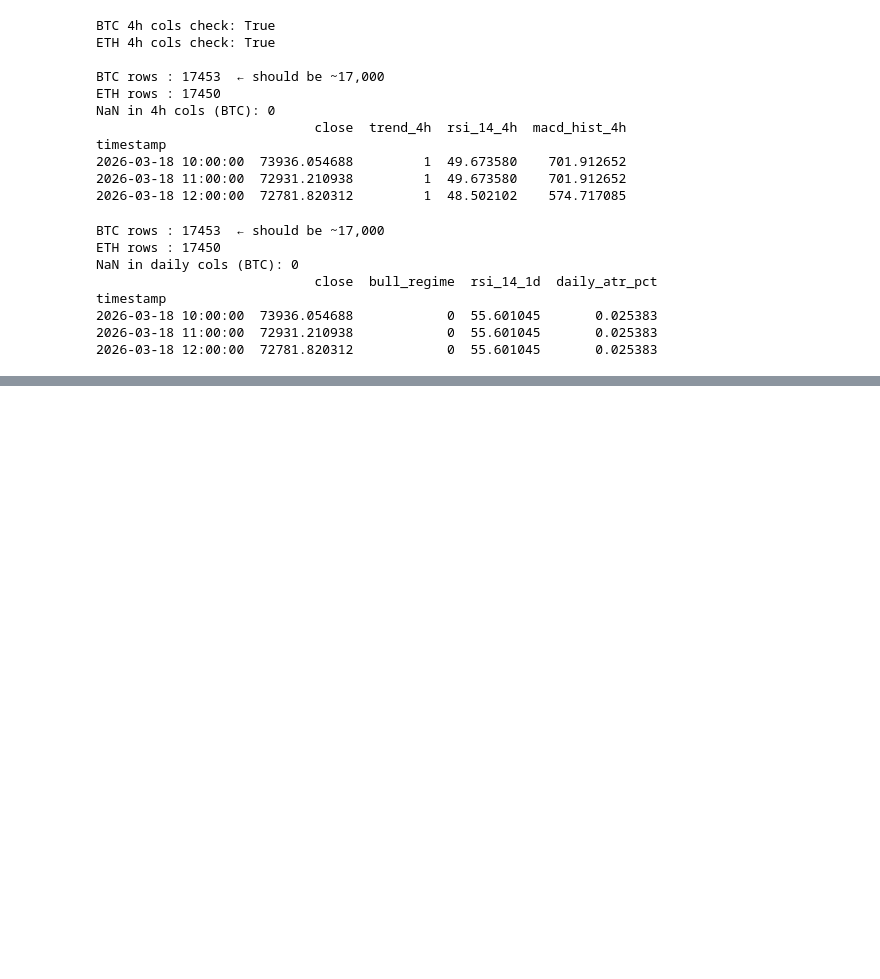
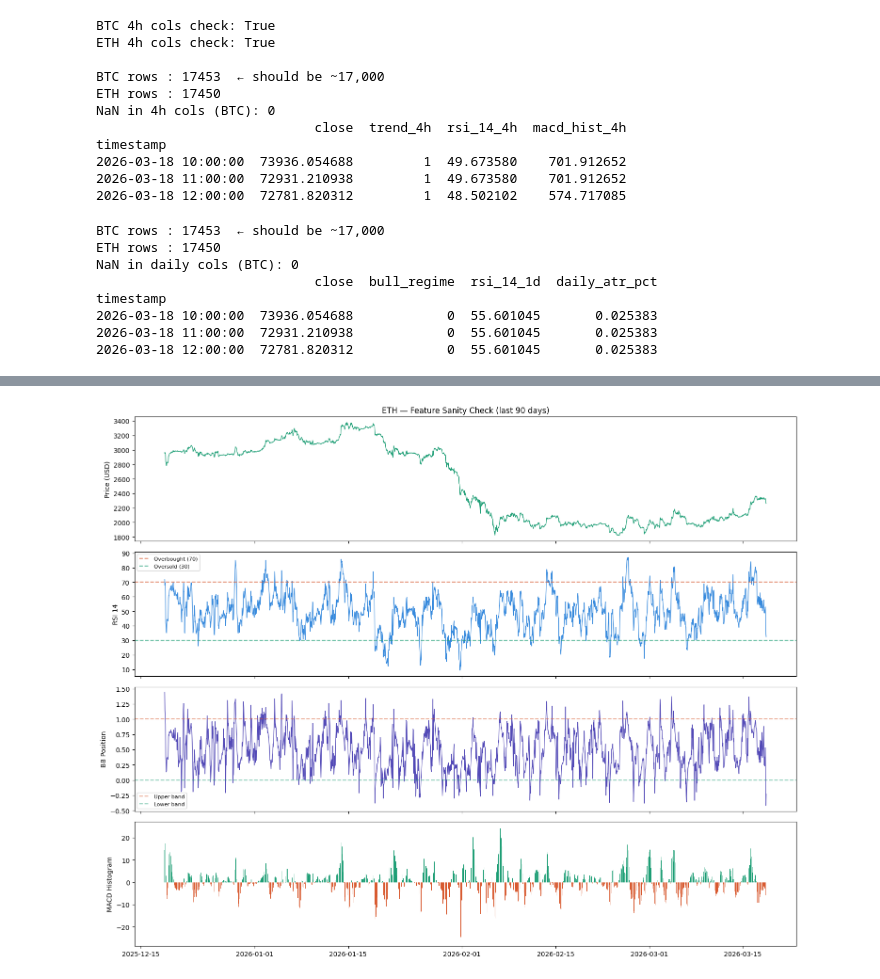
Before and after one commit to amoghrman/Algo-trading, a Jupyter notebook: 02_feature_engineering.ipynb, the cells around one changed output, grey strips where cells are left out. Drawn from its saved outputs; the diff is of its cells as text; code cells hidden in the pictures; blank space fills up the shorter version.

```diff
--- a/02_feature_engineering.ipynb
+++ b/02_feature_engineering.ipynb
@@ -620 +612,32 @@ print(f"Chart saved to: {chart_path}")
 Chart saved to: ./data/processed\feature_check.png
+# %%
+# ETH sanity check chart
+fig, axes = plt.subplots(4, 1, figsize=(15, 12), sharex=True)
+df_plot_eth = eth_final.last("90D")
+
+axes[0].plot(df_plot_eth.index, df_plot_eth["close"], color="#1D9E75", linewidth=1)
+axes[0].set_ylabel("Price (USD)")
+axes[0].set_title("ETH — Feature Sanity Check (last 90 days)")
+
+axes[1].plot(df_plot_eth.index, df_plot_eth["rsi_14"], color="#378ADD", linewidth=1)
+axes[1].axhline(70, color="#D85A30", linestyle="--", alpha=0.7, label="Overbought (70)")
+axes[1].axhline(30, color="#1D9E75", linestyle="--", alpha=0.7, label="Oversold (30)")
+axes[1].set_ylabel("RSI 14")
+axes[1].legend(fontsize=8)
+
+axes[2].plot(df_plot_eth.index, df_plot_eth["bb_position"], color="#534AB7", linewidth=1)
+axes[2].axhline(1.0, color="#D85A30", linestyle="--", alpha=0.5, label="Upper band")
+axes[2].axhline(0.0, color="#1D9E75", linestyle="--", alpha=0.5, label="Lower band")
+axes[2].set_ylabel("BB Position")
+axes[2].legend(fontsize=8)
+
+axes[3].bar(df_plot_eth.index, df_plot_eth["macd_hist"],
+            color=["#1D9E75" if v > 0 else "#D85A30" for v in df_plot_eth["macd_hist"]],
+            width=0.03)
+axes[3].set_ylabel("MACD Histogram")
+
+plt.tight_layout()
+plt.savefig(os.path.join(PROCESSED_DIR, "eth_feature_check.png"), dpi=120)
+plt.show()
+# %% [output]
+[figure, added]
```
Also changed, not shown: parts of 8 cells of this notebook, 8 other files.
